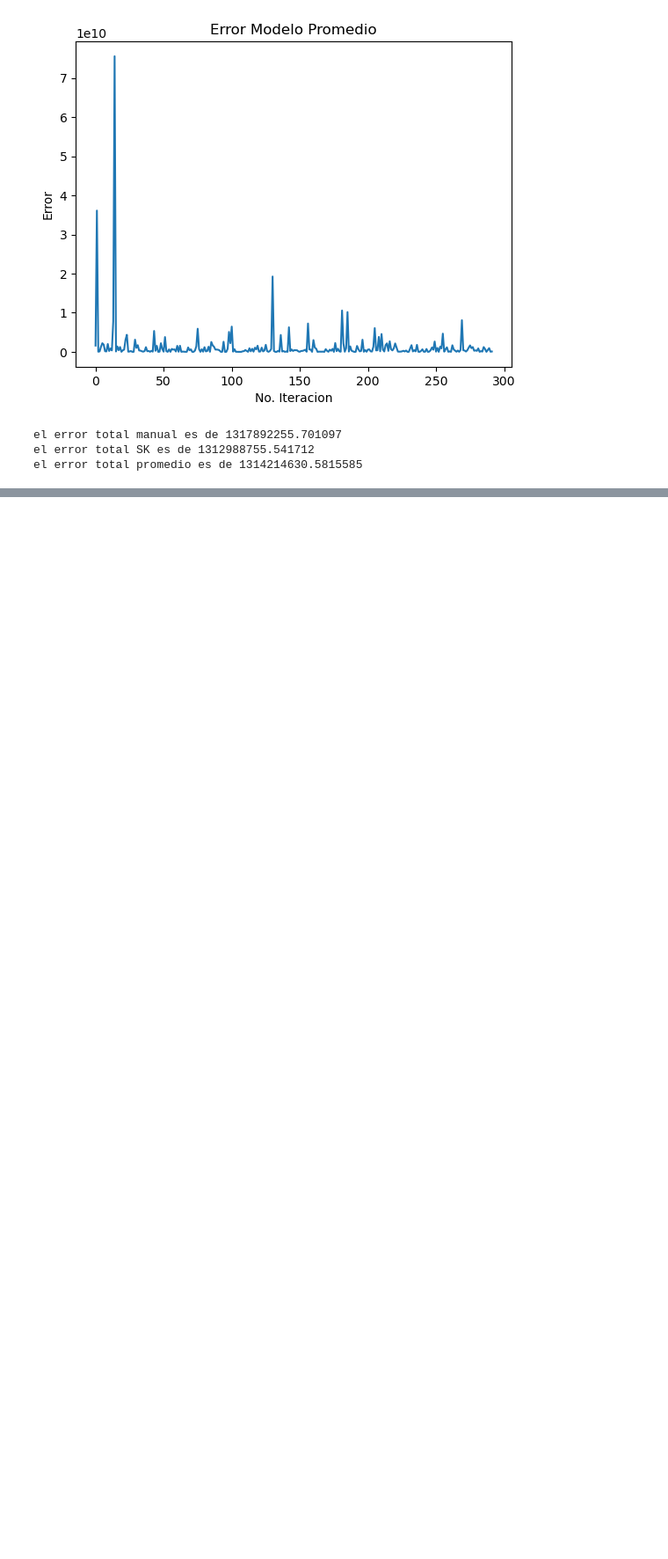
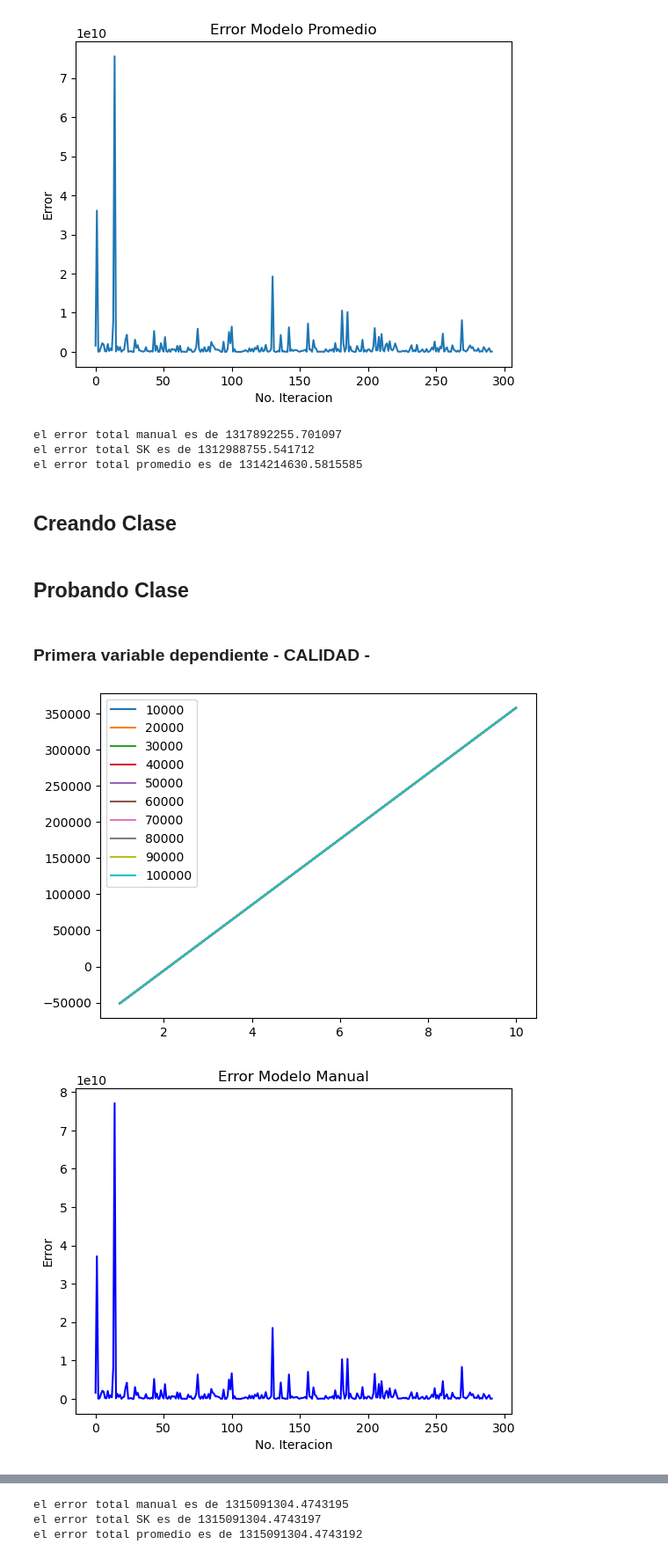
Before and after one commit to JPRodasM/Proyecto_1_CDP_23007125, a Jupyter notebook: Proyecto1.ipynb, the cells around one changed output, grey strips where cells are left out. Shown at 88% size. Drawn from its saved outputs; the diff is of its cells as text; code cells hidden in the pictures; blank space fills up the shorter version.

Commit message:
clase ya hecha

```diff
--- a/Proyecto1.ipynb
+++ b/Proyecto1.ipynb
@@ -516,3 +516,5 @@ print(f'el error total promedio es de {error_avrg}')
 el error total manual es de 1317892255.701097
 el error total SK es de 1312988755.541712
 el error total promedio es de 1314214630.5815585
+# %% [markdown]
+## Creando Clase
@@ -518,0 +645,20 @@ el error total promedio es de 1314214630.5815585
+# %% [markdown]
+## Probando Clase
+# %% [markdown]
+### Primera variable dependiente - CALIDAD -
+# %%
+data_x=Training_data[:,1]
+data_y=Training_data[:,0]
+pred_x=Test_data[:,1]
+pred_y=Test_data[:,0]
+alpha = 0.04
+epoch = 100000
+
+RegresionCalidad = RegresionLineal(data_x,data_y,alpha,epoch)
+
+error, betas = RegresionCalidad.training_LM(0)
+RegresionCalidad.ModeloPlot(10000)
+a=RegresionCalidad.ErrorModelos(pred_x,pred_y)
+# %% [output]
+[figure, added]
+[figure, added]
@@ -518,0 +667,3 @@ el error total promedio es de 1314214630.5815585
+el error total manual es de 1315091304.4743195
+el error total SK es de 1315091304.4743197
+el error total promedio es de 1315091304.4743192
```
Also changed, not shown: parts of 11 cells of this notebook.
